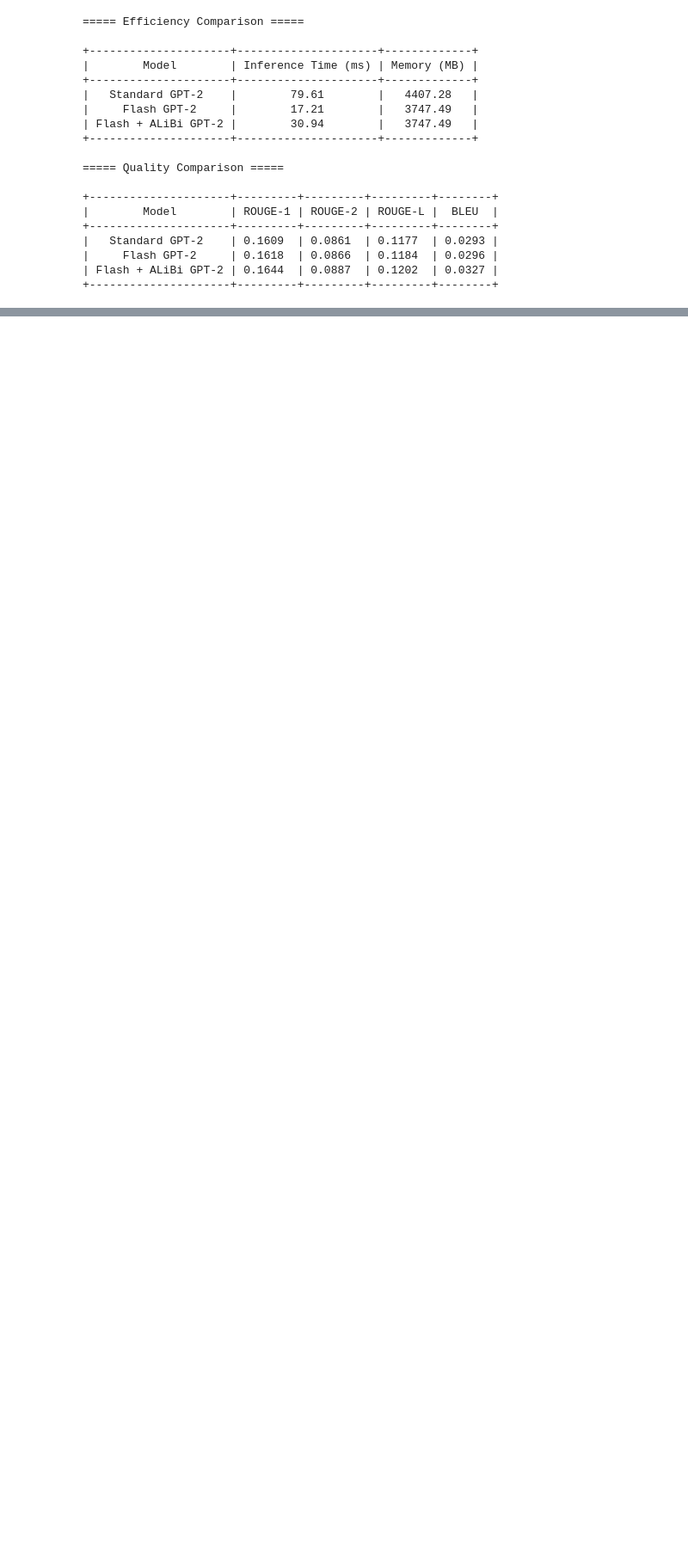
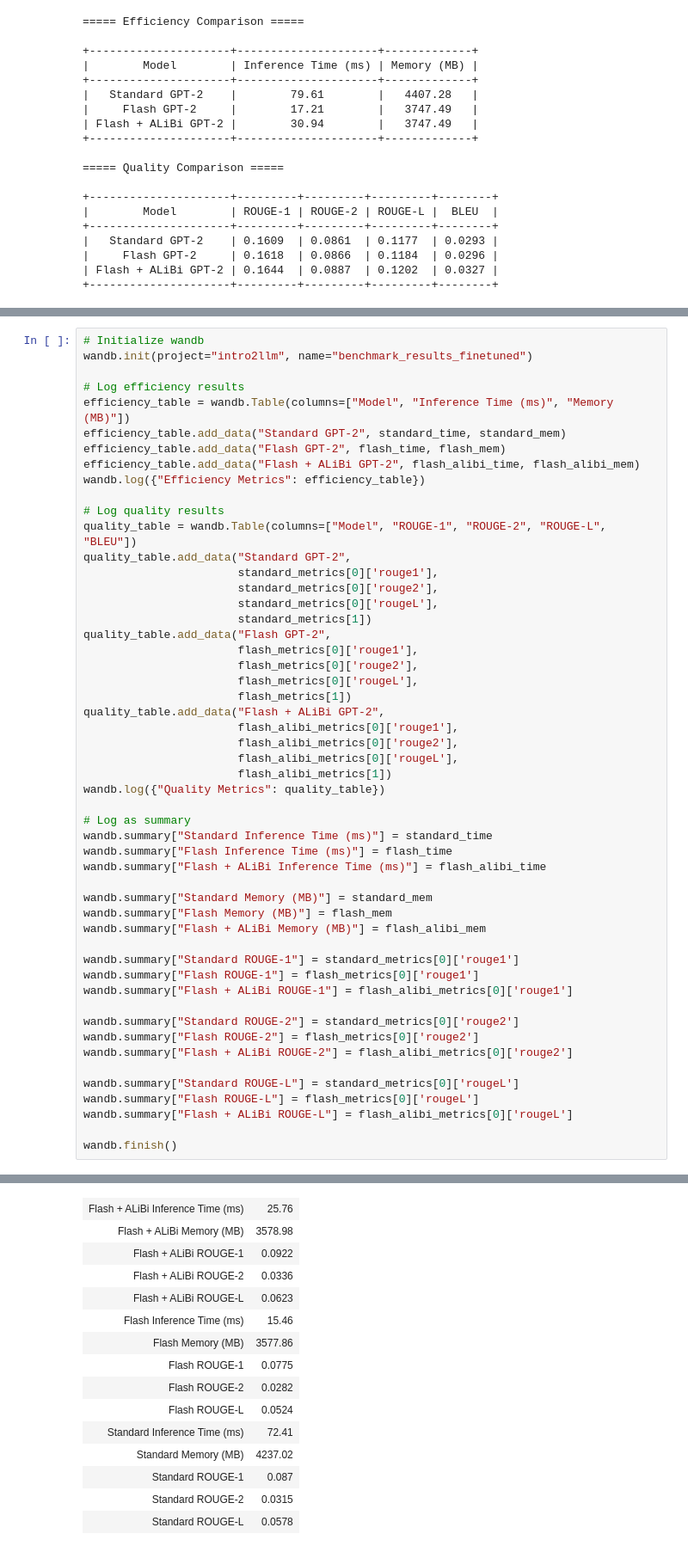
Before and after one commit to sharmista2shastry/COMSE6998-Project, a Jupyter notebook: FlashAttn_with_ALiBi.ipynb, the cells around one changed output, grey strips where cells are left out. Shown at 86% size. Saved outputs shown, nothing was run; the diff lists cells and outputs as text; blank space fills up the shorter version.

```diff
--- a/FlashAttn_with_ALiBi.ipynb
+++ b/FlashAttn_with_ALiBi.ipynb
@@ -490,0 +691,53 @@ Find logs at: ./wandb/run-20241215_215445-r9rjvuog/logs
+# %%
+# Initialize wandb
+wandb.init(project="intro2llm", name="benchmark_results_finetuned")
+
+# Log efficiency results
+efficiency_table = wandb.Table(columns=["Model", "Inference Time (ms)", "Memory (MB)"])
+efficiency_table.add_data("Standard GPT-2", standard_time, standard_mem)
+efficiency_table.add_data("Flash GPT-2", flash_time, flash_mem)
+efficiency_table.add_data("Flash + ALiBi GPT-2", flash_alibi_time, flash_alibi_mem)
+wandb.log({"Efficiency Metrics": efficiency_table})
+
+# Log quality results
+quality_table = wandb.Table(columns=["Model", "ROUGE-1", "ROUGE-2", "ROUGE-L", "BLEU"])
+quality_table.add_data("Standard GPT-2",
+                       standard_metrics[0]['rouge1'],
+                       standard_metrics[0]['rouge2'],
+                       standard_metrics[0]['rougeL'],
+                       standard_metrics[1])
+quality_table.add_data("Flash GPT-2",
+                       flash_metrics[0]['rouge1'],
+                       flash_metrics[0]['rouge2'],
+                       flash_metrics[0]['rougeL'],
+                       flash_metrics[1])
+quality_table.add_data("Flash + ALiBi GPT-2",
+                       flash_alibi_metrics[0]['rouge1'],
+                       flash_alibi_metrics[0]['rouge2'],
+                       flash_alibi_metrics[0]['rougeL'],
+                       flash_alibi_metrics[1])
+wandb.log({"Quality Metrics": quality_table})
+
+# Log as summary
+wandb.summary["Standard Inference Time (ms)"] = standard_time
+wandb.summary["Flash Inference Time (ms)"] = flash_time
+wandb.summary["Flash + ALiBi Inference Time (ms)"] = flash_alibi_time
+
+wandb.summary["Standard Memory (MB)"] = standard_mem
+wandb.summary["Flash Memory (MB)"] = flash_mem
+wandb.summary["Flash + ALiBi Memory (MB)"] = flash_alibi_mem
+
+wandb.summary["Standard ROUGE-1"] = standard_metrics[0]['rouge1']
+wandb.summary["Flash ROUGE-1"] = flash_metrics[0]['rouge1']
+wandb.summary["Flash + ALiBi ROUGE-1"] = flash_alibi_metrics[0]['rouge1']
+
+wandb.summary["Standard ROUGE-2"] = standard_metrics[0]['rouge2']
+wandb.summary["Flash ROUGE-2"] = flash_metrics[0]['rouge2']
+wandb.summary["Flash + ALiBi ROUGE-2"] = flash_alibi_metrics[0]['rouge2']
+
+wandb.summary["Standard ROUGE-L"] = standard_metrics[0]['rougeL']
+wandb.summary["Flash ROUGE-L"] = flash_metrics[0]['rougeL']
+wandb.summary["Flash + ALiBi ROUGE-L"] = flash_alibi_metrics[0]['rougeL']
+
+wandb.finish()
+# %% [output]
@@ -490,0 +750,15 @@ Find logs at: ./wandb/run-20241215_215445-r9rjvuog/logs
+| Flash + ALiBi Inference Time (ms) | 25.76 |
+| Flash + ALiBi Memory (MB) | 3578.98 |
+| Flash + ALiBi ROUGE-1 | 0.0922 |
+| Flash + ALiBi ROUGE-2 | 0.0336 |
+| Flash + ALiBi ROUGE-L | 0.0623 |
+| Flash Inference Time (ms) | 15.46 |
+| Flash Memory (MB) | 3577.86 |
+| Flash ROUGE-1 | 0.0775 |
+| Flash ROUGE-2 | 0.0282 |
+| Flash ROUGE-L | 0.0524 |
+| Standard Inference Time (ms) | 72.41 |
+| Standard Memory (MB) | 4237.02 |
+| Standard ROUGE-1 | 0.087 |
+| Standard ROUGE-2 | 0.0315 |
+| Standard ROUGE-L | 0.0578 |
```
Also changed, not shown: parts of 12 cells of this notebook.
